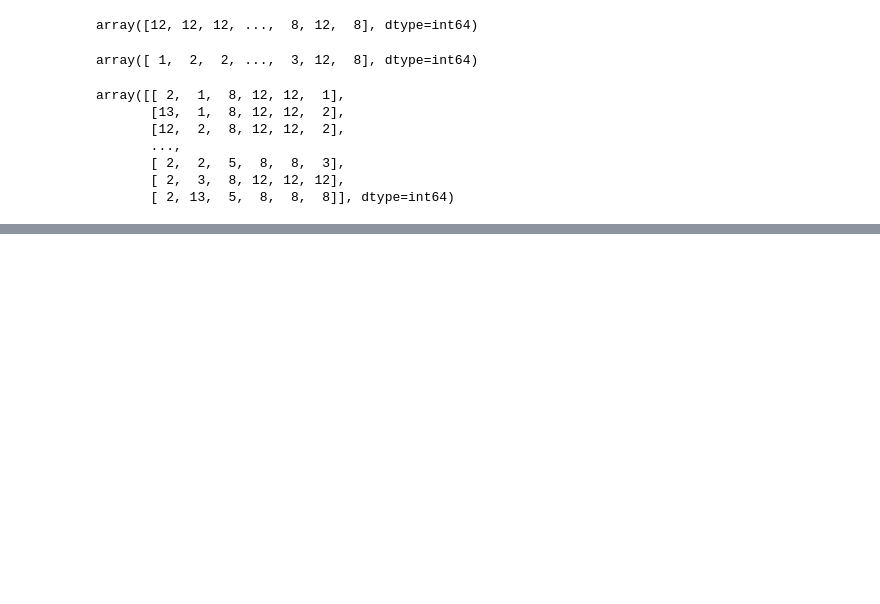
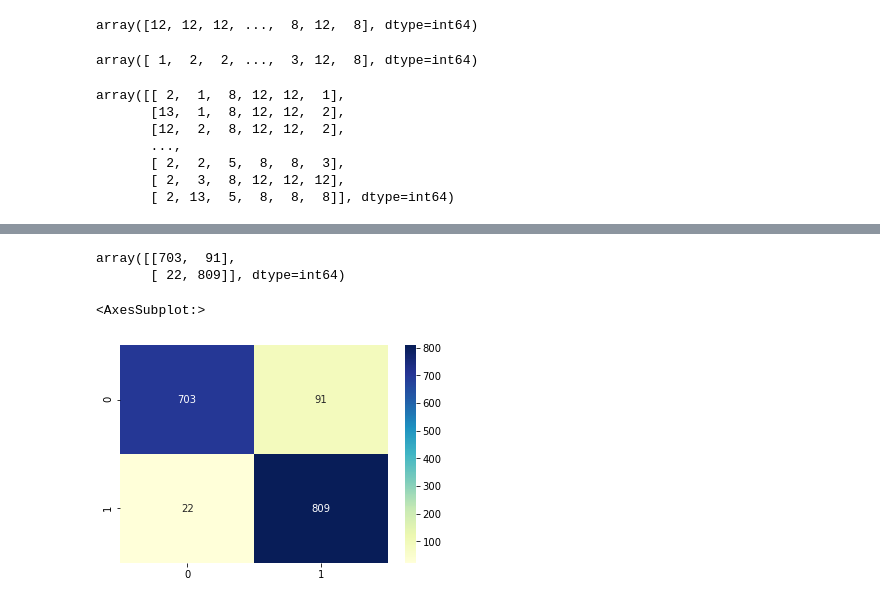
Before and after one commit to Marek98Bartos/Bartos_NS2021, a Jupyter notebook: NS_Hriby_Keras_Colors.ipynb, the cells around one changed output, grey strips where cells are left out. Drawn from its saved outputs; the diff is of its cells as text; code cells hidden in the pictures; blank space fills up the shorter version.

```diff
--- a/NS_Hriby_Keras_Colors.ipynb
+++ b/NS_Hriby_Keras_Colors.ipynb
@@ -270,0 +280,15 @@ array([[ 2,  1,  8, 12, 12,  1],
+# %%
+# Porovnanie skutocnych hodnot s predikciou
+predikovane = KerasModel.predict(testX)
+
+predikovane_Y = []
+
+for j in predikovane:
+    predikovane_Y.append(np.argmax(j))
+
+# Zobrazenie do tabulky
+tabulka = pd.DataFrame()
+tabulka['Predikcia'] = predikovane_Y
+tabulka['Realna hodnota'] = testY
+
+tabulka
@@ -270,0 +311,13 @@ array([[ 2,  1,  8, 12, 12,  1],
+# %%
+# zobrazenie skutocnych a predikovanych hodnot cez maticu
+cm = confusion_matrix(y_pred = predikovane_Y, y_true = testY)
+cm
+# %% [output]
+array([[703,  91],
+       [ 22, 809]], dtype=int64)
+# %%
+cm = confusion_matrix(y_pred = predikovane_Y, y_true = testY)
+sns.heatmap(cm, annot=True, fmt="d", cmap="YlGnBu")
+# %% [output]
+<AxesSubplot:>
+[figure, added]
```
Also changed, not shown: parts of 29 cells of this notebook.
